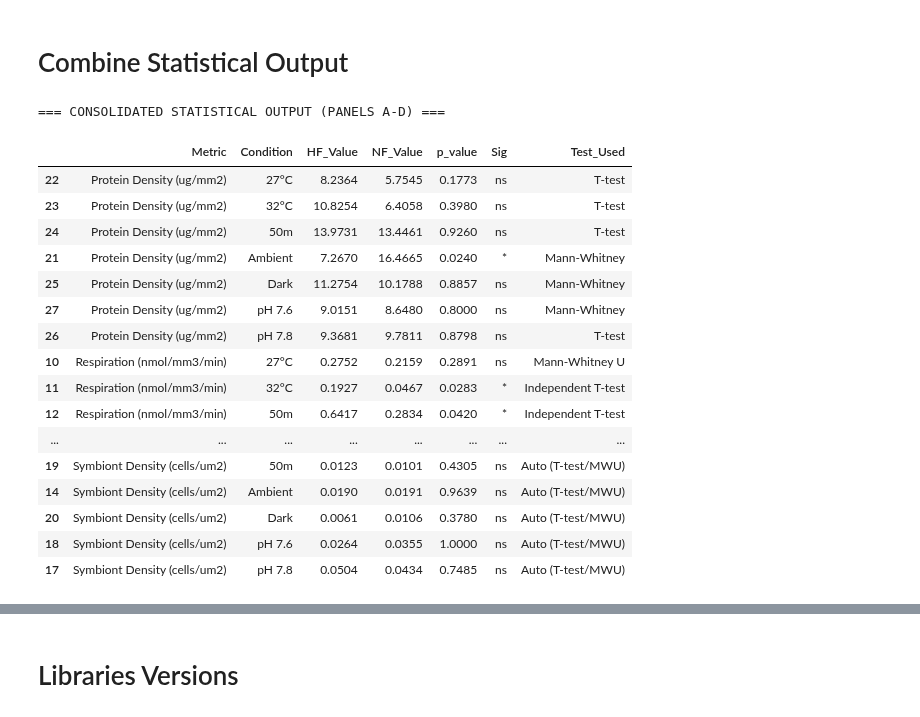
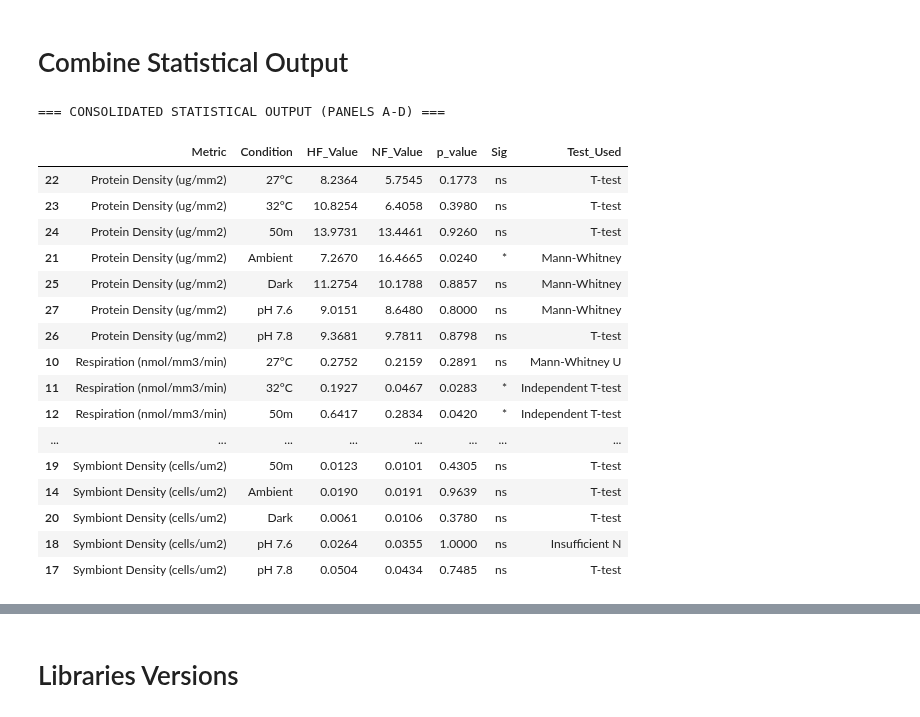
Before and after one commit to LielUziahu/S_Pistillata_Bet-Hedging, a Jupyter notebook: Spat_Physiology.ipynb, the cells around one changed output, grey strips where cells are left out. Cells and saved outputs as stored; diff of their text form; code cells hidden in the pictures.

```diff
--- a/Spat_Physiology.ipynb
+++ b/Spat_Physiology.ipynb
@@ -1189,6 +1189,7 @@ plt.show()
 # Combine Statistical Output
 # %%
 import pandas as pd
+import scipy.stats as stats
 
 # --- AGGREGATE STATISTICAL SUMMARIES ---
 
@@ -1208,49 +1209,61 @@ for cond in sub_condition_plot_order:
     cond_short = cond.replace('Ambient \n(23°C, pH 8.2, 10m)', 'Ambient')
     p_val = final_p_values['Cell_per_area_um2'].get(cond, 1.0)
     subset = cleaned_master_dfs['Cell_per_area_um2'][cleaned_master_dfs['Cell_per_area_um2']['Sub_Condition'] == cond]
-    hf_m = subset[subset['morph'] == 'HF']['Cell_per_area_um2'].mean()
-    nf_m = subset[subset['morph'] == 'NF']['Cell_per_area_um2'].mean()
+
+    hf_data = subset[subset['morph'] == 'HF']['Cell_per_area_um2'].dropna()
+    nf_data = subset[subset['morph'] == 'NF']['Cell_per_area_um2'].dropna()
+
+    # Dynamic test detection
+    test_name = "Insufficient N"
+    if len(hf_data) >= 3 and len(nf_data) >= 3:
+        _, p_norm_hf = stats.shapiro(hf_data)
+        _, p_norm_nf = stats.shapiro(nf_data)
+        test_name = "T-test" if (p_norm_hf > 0.05 and p_norm_nf > 0.05) else "Mann-Whitney"
+
     symb_data.append({
         'Condition': cond_short,
         'Metric': 'Symbiont Density (cells/um2)',
-        'HF_Value': hf_m,
-        'NF_Value': nf_m,
+        'HF_Value': hf_data.mean(),
+        'NF_Value': nf_data.mean(),
         'p_value': p_val,
-        'Test_Used': 'Auto (T-test/MWU)'
+        'Test_Used': test_name
     })
 summary_c = pd.DataFrame(symb_data)
 
-# 4. Panel D: Protein - Fixed column names from prot_results_df
+# 4. Panel D: Protein
 summary_d = prot_results_df[['Condition', 'HF_Mean', 'NF_Mean', 'p_value', 'Test']].copy()
 summary_d['Metric'] = 'Protein Density (ug/mm2)'
 summary_d = summary_d.rename(columns={'HF_Mean': 'HF_Value', 'NF_Mean': 'NF_Value', 'Test': 'Test_Used'})
 
 # --- COMBINE ALL ---
 master_stats_summary = pd.concat([summary_a, summary_b, summary_c, summary_d], ignore_index=True)
 master_stats_summary['Condition'] = master_stats_summary['Condition'].str.replace('Ambient \n(23°C, pH 8.2, 10m)', 'Ambient')
-master_stats_summary['Sig'] = master_stats_summary['p_value'].apply(lambda x: '*' if x < 0.05 else ('**' if x < 0.01 else ('***' if x < 0.001 else 'ns')))
-master_stats_summary = master_stats_summary[['Metric', 'Condition', 'HF_Value', 'NF_Value', 'p_value', 'Sig', 'Test_Used']]
+master_stats_summary['Sig'] = master_stats_summary['p_value'].apply(lambda x: '***' if x < 0.001 else ('**' if x < 0.01 else ('*' if x < 0.05 else 'ns')))
+master_stats_summary = master_stats_summary[["Metric", "Condition", "HF_Value", "NF_Value", "p_value", "Sig", "Test_Used"]]
 
 print("=== CONSOLIDATED STATISTICAL OUTPUT (PANELS A-D) ===")
 pd.options.display.float_format = '{:,.4f}'.format
+master_stats_summary['HF_Value'] = master_stats_summary['HF_Value'].round(4)
+master_stats_summary['NF_Value'] = master_stats_summary['NF_Value'].round(4)
+
 display(master_stats_summary.sort_values(['Metric', 'Condition']))
 master_stats_summary.to_csv("Master_Consolidated_Stats.csv", index=False)
 # %% [output]
 === CONSOLIDATED STATISTICAL OUTPUT (PANELS A-D) ===
 |  | Metric | Condition | HF_Value | NF_Value | p_value | Sig | Test_Used |
 | 22 | Protein Density (ug/mm2) | 27°C | 8.2364 | 5.7545 | 0.1773 | ns | T-test |
 | 23 | Protein Density (ug/mm2) | 32°C | 10.8254 | 6.4058 | 0.3980 | ns | T-test |
 | 24 | Protein Density (ug/mm2) | 50m | 13.9731 | 13.4461 | 0.9260 | ns | T-test |
 | 21 | Protein Density (ug/mm2) | Ambient | 7.2670 | 16.4665 | 0.0240 | * | Mann-Whitney |
 | 25 | Protein Density (ug/mm2) | Dark | 11.2754 | 10.1788 | 0.8857 | ns | Mann-Whitney |
 | 27 | Protein Density (ug/mm2) | pH 7.6 | 9.0151 | 8.6480 | 0.8000 | ns | Mann-Whitney |
 | 26 | Protein Density (ug/mm2) | pH 7.8 | 9.3681 | 9.7811 | 0.8798 | ns | T-test |
 | 10 | Respiration (nmol/mm3/min) | 27°C | 0.2752 | 0.2159 | 0.2891 | ns | Mann-Whitney U |
 | 11 | Respiration (nmol/mm3/min) | 32°C | 0.1927 | 0.0467 | 0.0283 | * | Independent T-test |
 | 12 | Respiration (nmol/mm3/min) | 50m | 0.6417 | 0.2834 | 0.0420 | * | Independent T-test |
 | ... | ... | ... | ... | ... | ... | ... | ... |
-| 19 | Symbiont Density (cells/um2) | 50m | 0.0123 | 0.0101 | 0.4305 | ns | Auto (T-test/MWU) |
-| 14 | Symbiont Density (cells/um2) | Ambient | 0.0190 | 0.0191 | 0.9639 | ns | Auto (T-test/MWU) |
-| 20 | Symbiont Density (cells/um2) | Dark | 0.0061 | 0.0106 | 0.3780 | ns | Auto (T-test/MWU) |
-| 18 | Symbiont Density (cells/um2) | pH 7.6 | 0.0264 | 0.0355 | 1.0000 | ns | Auto (T-test/MWU) |
-| 17 | Symbiont Density (cells/um2) | pH 7.8 | 0.0504 | 0.0434 | 0.7485 | ns | Auto (T-test/MWU) |
+| 19 | Symbiont Density (cells/um2) | 50m | 0.0123 | 0.0101 | 0.4305 | ns | T-test |
+| 14 | Symbiont Density (cells/um2) | Ambient | 0.0190 | 0.0191 | 0.9639 | ns | T-test |
+| 20 | Symbiont Density (cells/um2) | Dark | 0.0061 | 0.0106 | 0.3780 | ns | T-test |
+| 18 | Symbiont Density (cells/um2) | pH 7.6 | 0.0264 | 0.0355 | 1.0000 | ns | Insufficient N |
+| 17 | Symbiont Density (cells/um2) | pH 7.8 | 0.0504 | 0.0434 | 0.7485 | ns | T-test |
```
Also changed, not shown: parts of 1 cell of this notebook.
